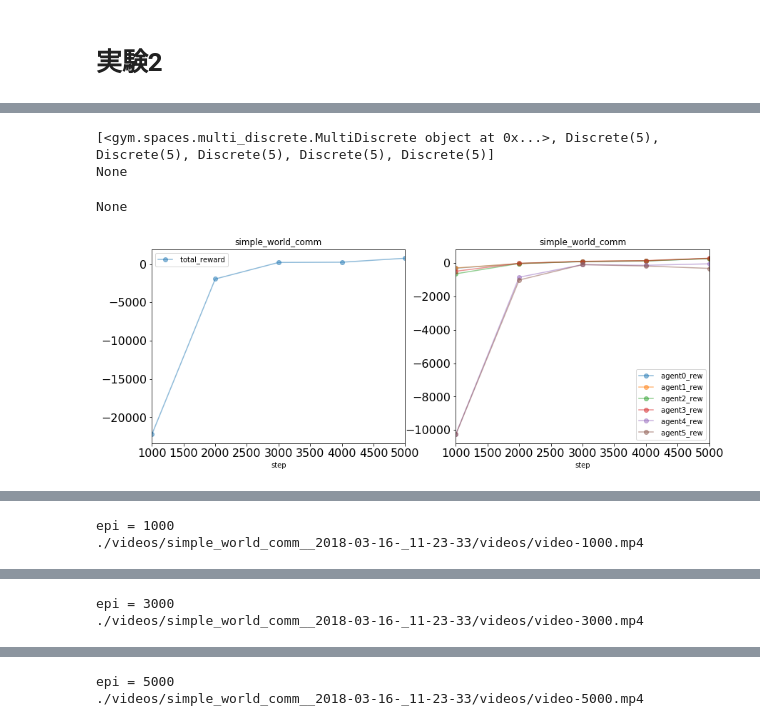
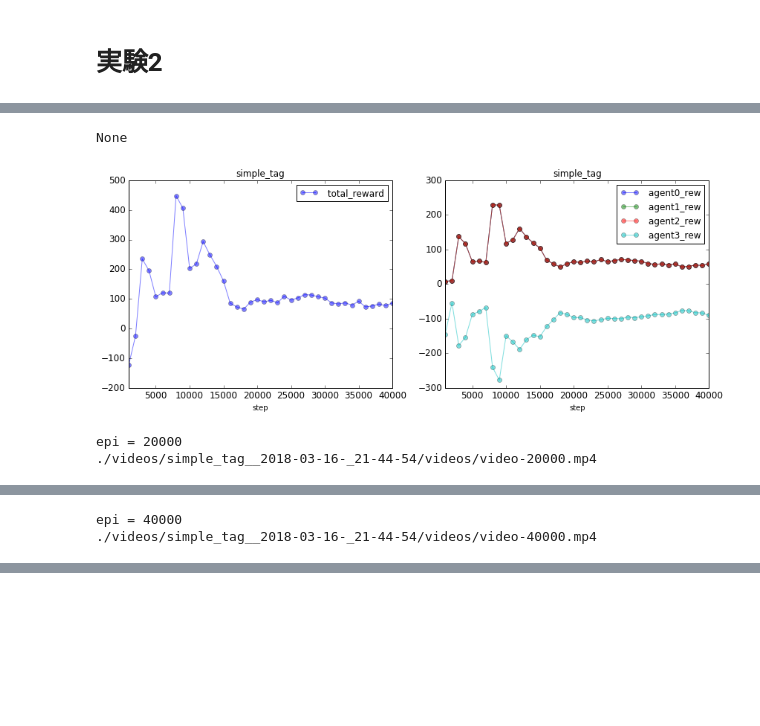
Before and after one commit to jkatsuta/exp-18-1q, a Jupyter notebook: maddpg/experiments/my_notes/ana2_exp2.ipynb, the cells around one changed output, grey strips where cells are left out. Drawn from its saved outputs; the diff is of its cells as text; code cells hidden in the pictures; blank space fills up the shorter version.

```diff
--- a/maddpg/experiments/my_notes/ana2_exp2.ipynb
+++ b/maddpg/experiments/my_notes/ana2_exp2.ipynb
@@ -96,19 +101,28 @@ epi = 3000
 epi = 5000
 ./videos/simple_tag__2018-03-16-_09-49-25/videos/video-5000.mp4
 [interactive output not drawn]
+# %%
+def plot_each_lc2(each_exp_dir):
+    fn_lcs = ['rewards.csv', 'agents_rewards.csv']
+
+    fig, axes = plt.subplots(1, 2, figsize=(14, 5))
+    for i, fn_rew in enumerate(fn_lcs):
+        fn_lc = osp.join(each_exp_dir, 'learning_curves', fn_rew)
+        df_lc = pd.read_csv(fn_lc, index_col=False)
+        df_lc.plot(x='step', style='-o', fontsize=12, ax=axes[i], title=scenario, alpha=0.5)
 # %%
-scenario = 'simple_world_comm'
-epis = [1000, 3000, 5000]
+each_exp_dir= 'simple_tag__2018-03-16-_21-44-54'
+epis = [20000, 40000]
 
-print(action_space(scenario))
-display(plot_each_lc(scenario))
+each_exp_dir = osp.join(exp_dir, each_exp_dir)
+display(plot_each_lc2(each_exp_dir))
 plt.show()
 
 for epi in epis:
     print('epi = %d' % epi)
-    display(play_video(exp_dir, scenario, n_epi = epi))
+    display(play_linked_video(each_exp_dir, n_epi = epi))
 # %% [output]
-[<gym.spaces.multi_discrete.MultiDiscrete object at 0x...>, Discrete(5), Discrete(5), Discrete(5), Discrete(5), Discrete(5)]
 None
+[figure, new version]
-None
+epi = 20000
+./videos/simple_tag__2018-03-16-_21-44-54/videos/video-20000.mp4
-[figure, old version]
@@ -115,2 +130,2 @@ None
-epi = 1000
-./videos/simple_world_comm__2018-03-16-_11-23-33/videos/video-1000.mp4
+epi = 40000
+./videos/simple_tag__2018-03-16-_21-44-54/videos/video-40000.mp4
@@ -118,5 +132 @@ epi = 1000
-epi = 3000
-./videos/simple_world_comm__2018-03-16-_11-23-33/videos/video-3000.mp4
 [interactive output not drawn]
-epi = 5000
-./videos/simple_world_comm__2018-03-16-_11-23-33/videos/video-5000.mp4
```
Also changed, not shown: parts of 4 cells of this notebook, 23 other files.
